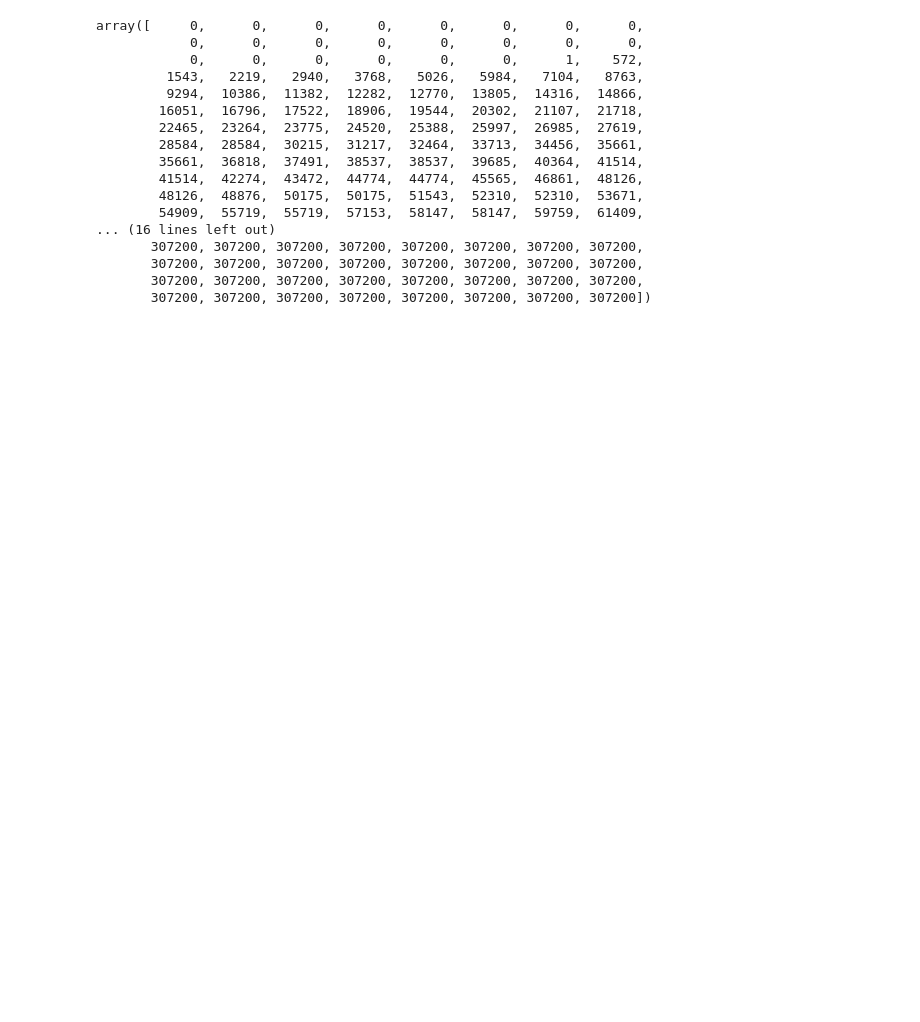
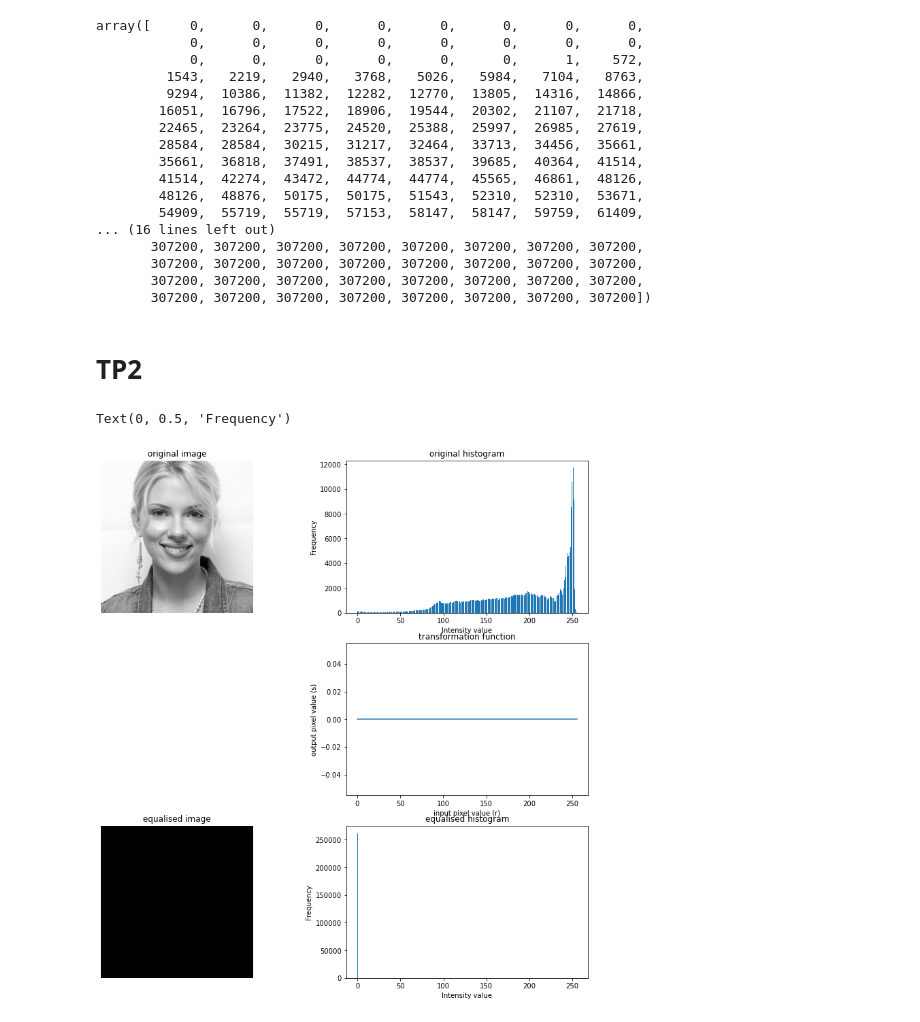
Before and after one commit to CherifYasmine/image-processing, a Jupyter notebook: Fundamentals.ipynb, the cells around one changed output. Cells and saved outputs as stored; diff of their text form; code cells hidden in the pictures; blank space fills up the shorter version.

```diff
--- a/Fundamentals.ipynb
+++ b/Fundamentals.ipynb
@@ -160,3 +162,25 @@ array([     0,      0,      0,      0,      0,      0,      0,      0,
        307200, 307200, 307200, 307200, 307200, 307200, 307200, 307200,
        307200, 307200, 307200, 307200, 307200, 307200, 307200, 307200,
        307200, 307200, 307200, 307200, 307200, 307200, 307200, 307200])
+# %% [markdown]
+# TP2
+# %%
+def histogram_equalization(matrix):
+    hist = histogram(matrix)
+    histC = cumulative_histogram (hist)
+    hist_transform = np.zeros(256).astype(np.uint8)
+    N, M = matrix.shape
+    # create the image to store the equalised version
+    matrix_eq = np.zeros([N,M]).astype(np.uint8)
+    for z in range(256):
+        s = ((255)/float(M*N))*histC[z]
+        matrix_eq[ np.where(matrix == z) ] = s
+        hist_transform[z] = s
+    return (matrix_eq, hist_transform)
+# %%
+img1_eq, img1_transf = histogram_equalization(img1)
+img2_eq, img2_transf = histogram_equalization(img2)
+# %%
+# compute the new histograms (after equalisation)
+histeq_img1 = histogram(img1_eq)
+histeq_img2 = histogram(img2_eq)
@@ -162,0 +208,30 @@ array([     0,      0,      0,      0,      0,      0,      0,      0,
+# %%
+plt.figure(figsize=(14,14))
+
+plt.subplot(3,2,1)
+plt.imshow(img2, cmap="gray", vmin=0, vmax=255)
+plt.title('original image')
+plt.axis('off')
+plt.subplot(3,2,2)
+plt.bar(range(256), hist_img2)
+plt.title('original histogram')
+plt.xlabel('Intensity value')
+plt.ylabel('Frequency')
+plt.subplot(3,2,4)
+plt.plot(range(256), img2_transf)
+plt.title('transformation function')
+plt.xlabel('input pixel value (r)')
+plt.ylabel('output pixel value (s)')
+
+plt.subplot(3,2,5)
+plt.imshow(img2_eq, cmap="gray", vmin=0, vmax=255)
+plt.title('equalised image')
+plt.axis('off')
+plt.subplot(3,2,6)
+plt.bar(range(256), histeq_img2)
+plt.title('equalised histogram')
+plt.xlabel('Intensity value')
+plt.ylabel('Frequency')
+# %% [output]
+Text(0, 0.5, 'Frequency')
+[figure, added]
```
Also changed, not shown: parts of 10 cells of this notebook, 1 other file.
